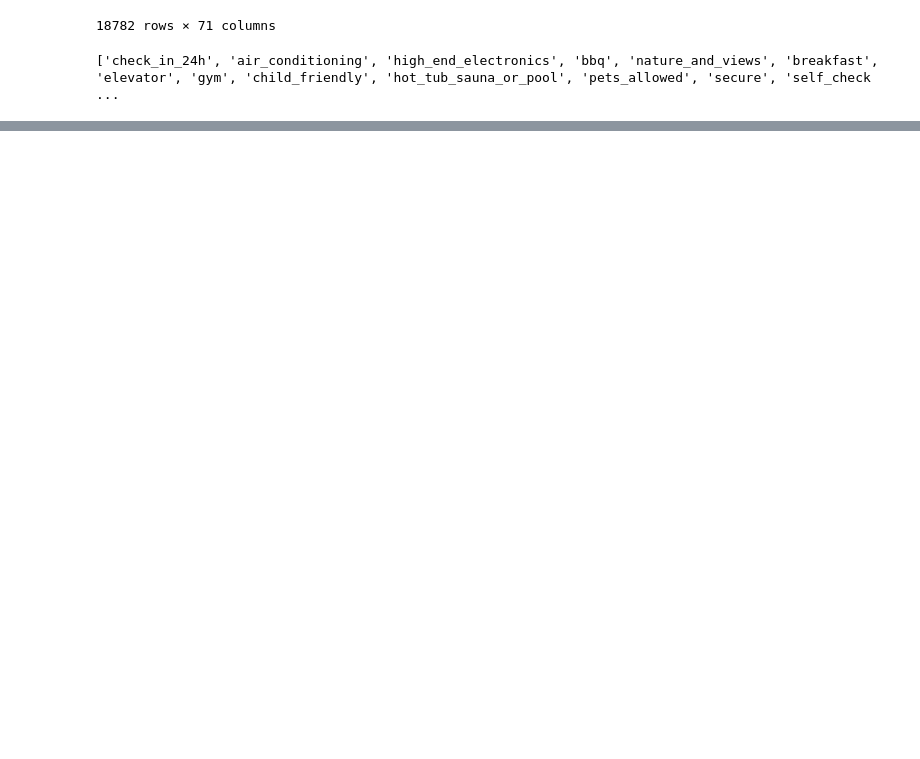
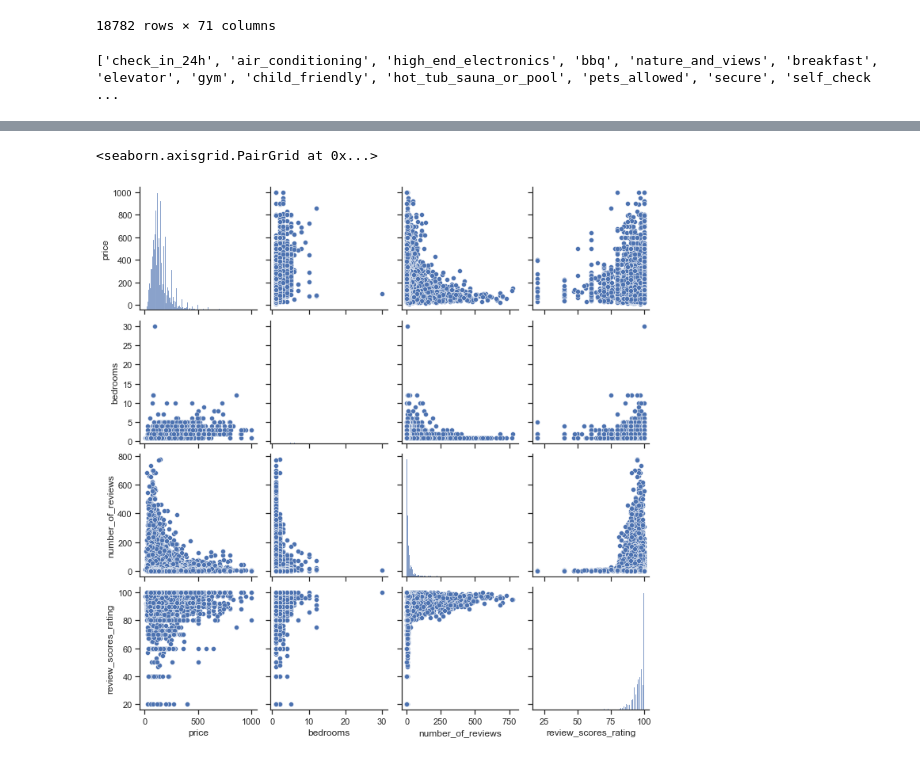
Before and after one commit to Tetawex/python_stuff, a Jupyter notebook: exploratory_analysis.ipynb, the cells around one changed output, grey strips where cells are left out. Cells and saved outputs as stored; diff of their text form; code cells hidden in the pictures; blank space fills up the shorter version.

```diff
--- a/exploratory_analysis.ipynb
+++ b/exploratory_analysis.ipynb
@@ -271,0 +272,18 @@ df.hist(figsize=(20,20), bins=20);
+# %%
+import seaborn as sns
+sns.set_theme(style="ticks")
+
+sns.pairplot(df[['price',
+                 'bedrooms',
+                 'number_of_reviews',
+                 'review_scores_rating',
+#                  'review_scores_accuracy',
+#                  'review_scores_cleanliness',
+#                  'review_scores_checkin',
+#                  'review_scores_communication',
+#                  'review_scores_location',
+#                  'review_scores_value',
+                ]])
+# %% [output]
+<seaborn.axisgrid.PairGrid at 0x...>
+[figure, added]
```
Also changed, not shown: parts of 12 cells of this notebook.
